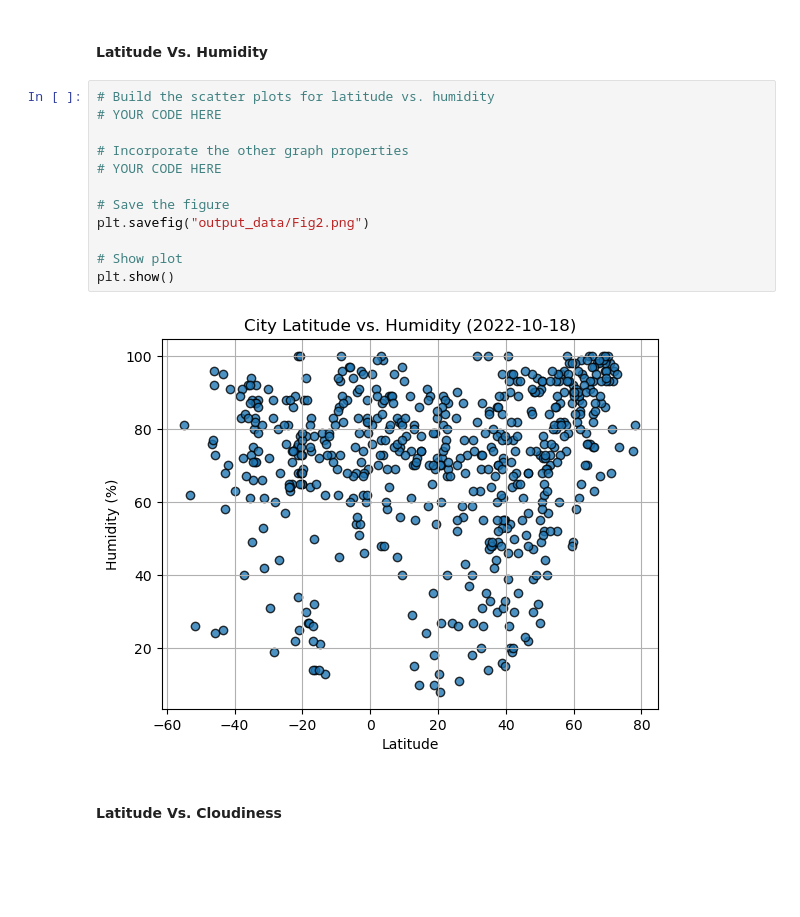
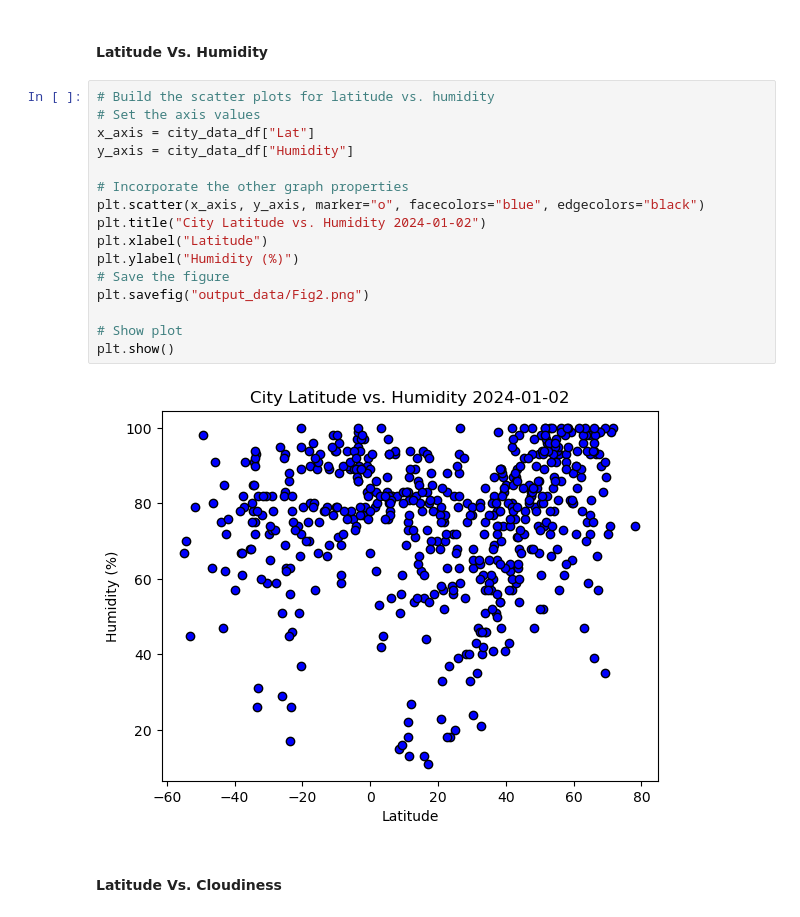
Before and after one commit to ksniderbel/python-api-challenge, a Jupyter notebook: WeatherPy/WeatherPy.ipynb, the cells around one changed output. Saved outputs shown, nothing was run; the diff lists cells and outputs as text; blank space fills up the shorter version.

```diff
--- a/WeatherPy/WeatherPy.ipynb
+++ b/WeatherPy/WeatherPy.ipynb
@@ -316,18 +324,22 @@ plt.show()
 #### Latitude Vs. Humidity
 # %%
 # Build the scatter plots for latitude vs. humidity
-# YOUR CODE HERE
+# Set the axis values
+x_axis = city_data_df["Lat"]
+y_axis = city_data_df["Humidity"]
 
 # Incorporate the other graph properties
-# YOUR CODE HERE
-
+plt.scatter(x_axis, y_axis, marker="o", facecolors="blue", edgecolors="black")
+plt.title("City Latitude vs. Humidity 2024-01-02")
+plt.xlabel("Latitude")
+plt.ylabel("Humidity (%)")
 # Save the figure
 plt.savefig("output_data/Fig2.png")
 
 # Show plot
 plt.show()
 # %% [output]
-[figure, old version]
+[figure, new version]
 # %% [markdown]
 #### Latitude Vs. Cloudiness
 # %%
```
Also changed, not shown: parts of 29 cells of this notebook.
